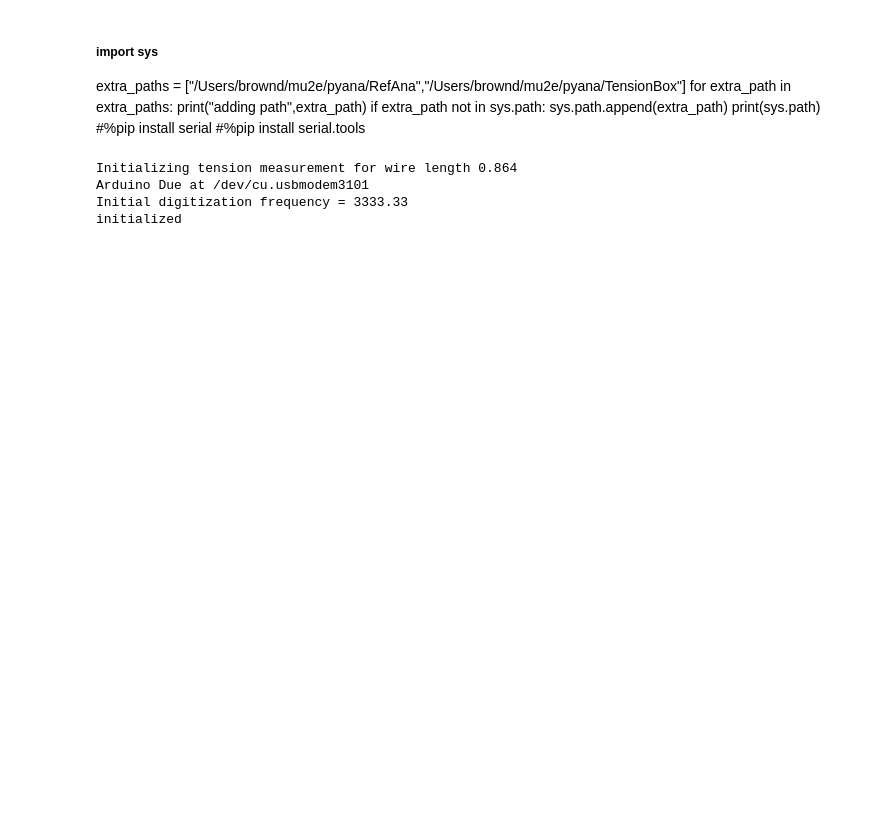
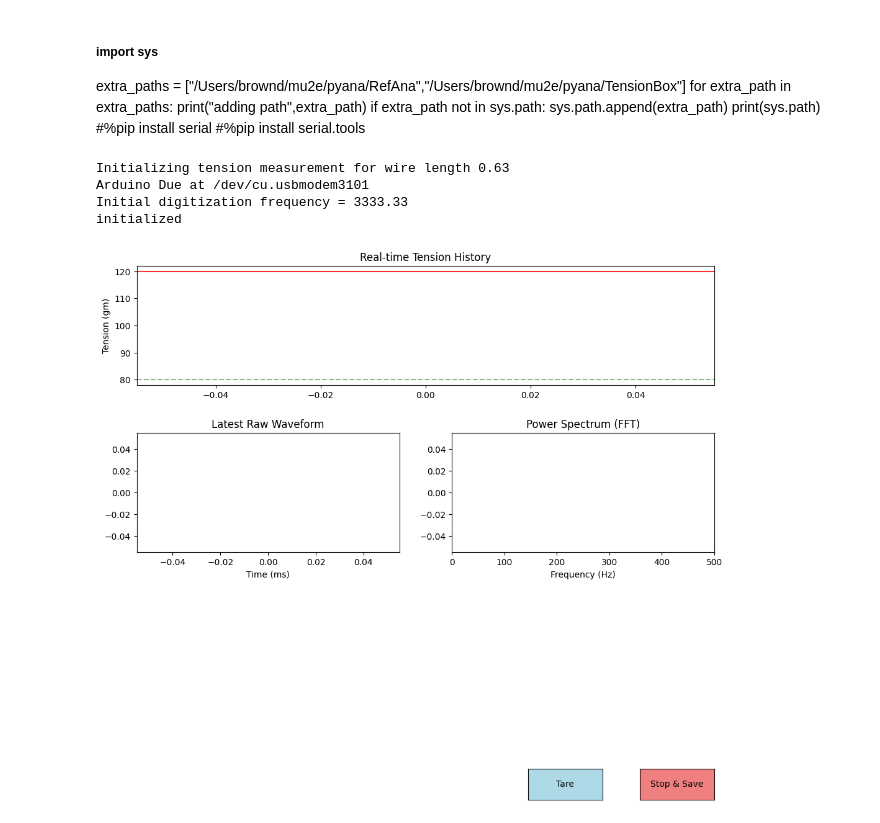
Before and after one commit to LBLmu2e/TensionBox, a Jupyter notebook: LoopTension.ipynb, the cells around one changed output. Cells and saved outputs as stored; diff of their text form; code cells hidden in the pictures; blank space fills up the shorter version.

```diff
--- a/LoopTension.ipynb
+++ b/LoopTension.ipynb
@@ -11,10 +11,11 @@ print(sys.path)
 # %%
 import LoopTension
 # %%
-lt = LoopTension.LoopTension(0.864)
+lt = LoopTension.LoopTension(0.63)
 # %% [output]
-Initializing tension measurement for wire length 0.864
+Initializing tension measurement for wire length 0.63
 Arduino Due at /dev/cu.usbmodem3101
 Initial digitization frequency = 3333.33
 initialized
+[figure, added]
 # %%
```
Also changed, not shown: parts of 2 cells of this notebook, 2 other files.
